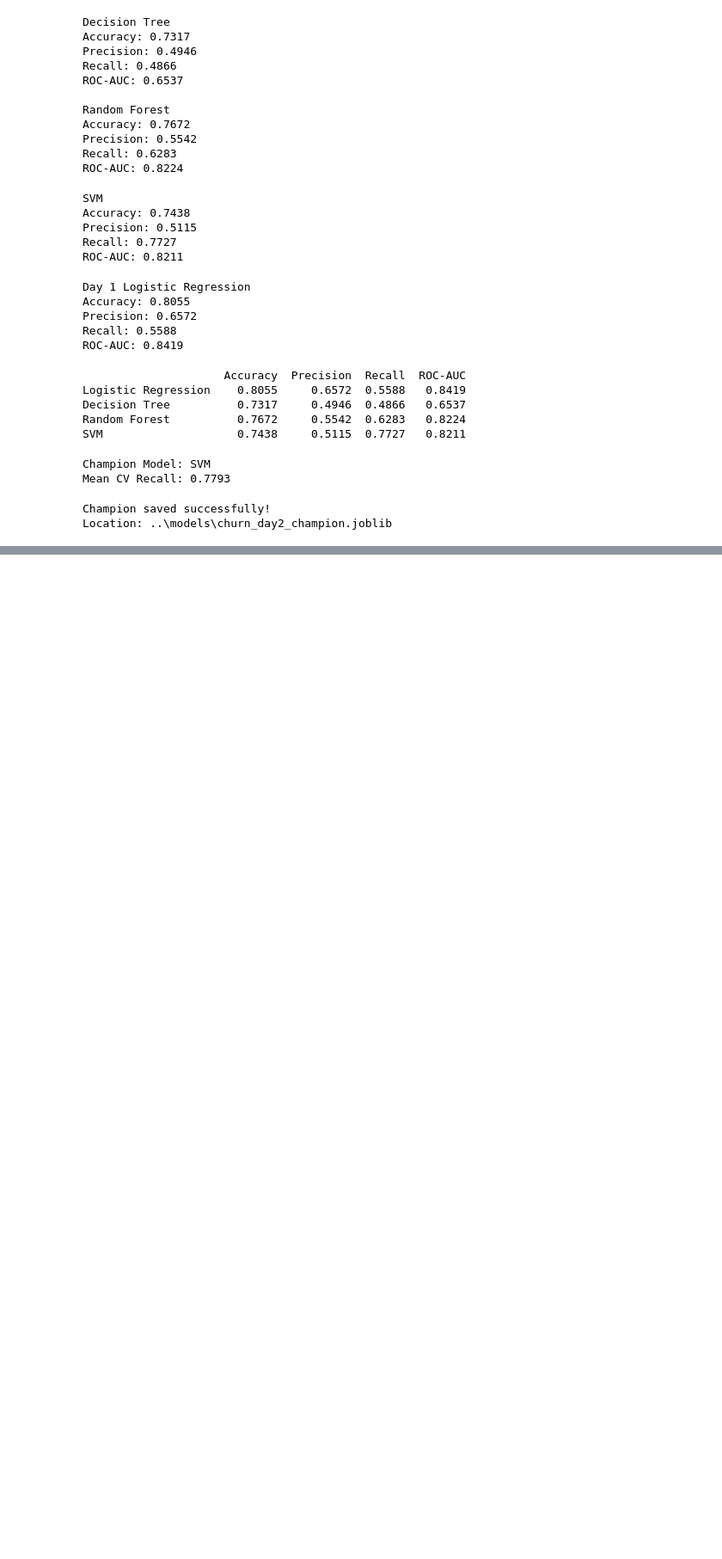
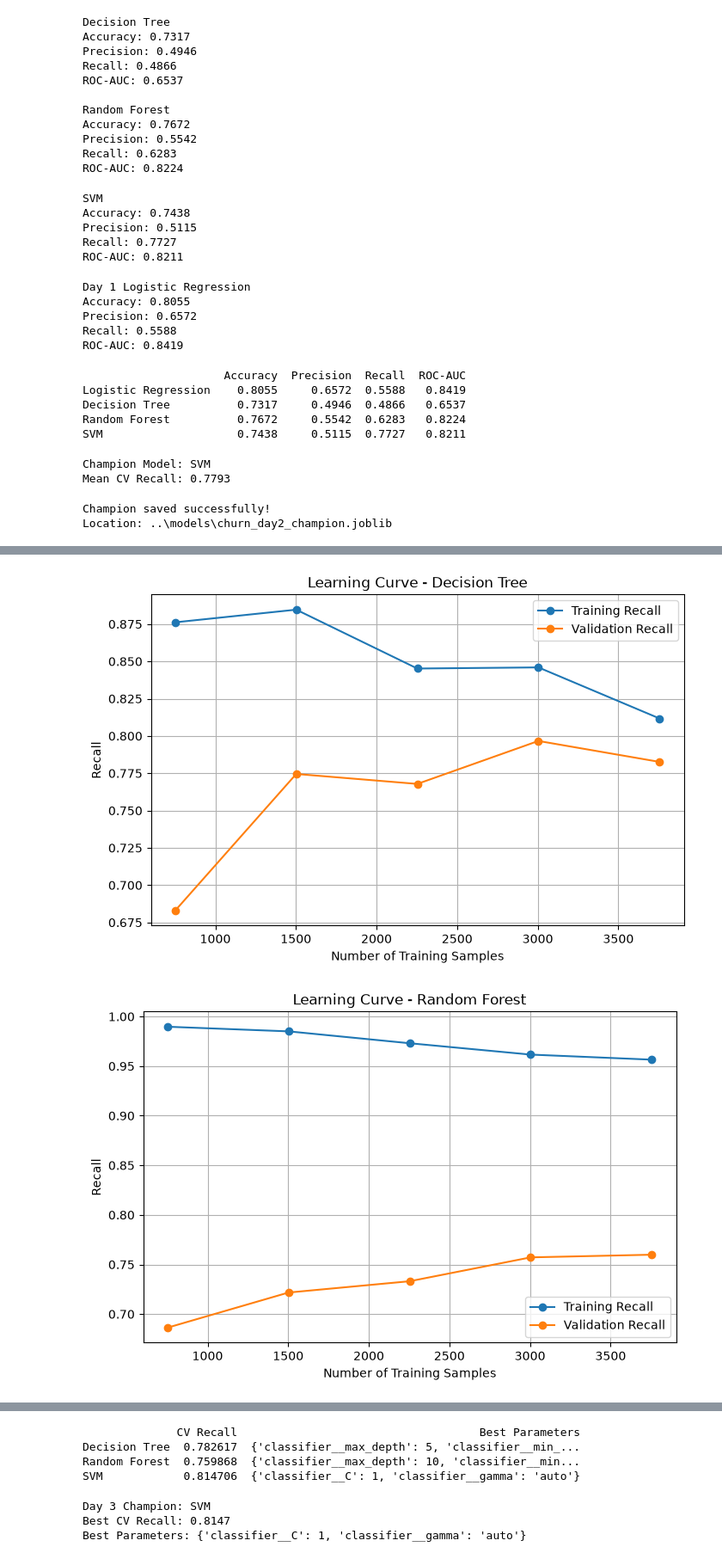
Before and after one commit to PriT21/RetailMind-AI, a Jupyter notebook: notebooks/train.ipynb, the cells around one changed output, grey strips where cells are left out. Shown at 86% size. Cells and saved outputs as stored; diff of their text form; code cells hidden in the pictures; blank space fills up the shorter version.

```diff
--- a/notebooks/train.ipynb
+++ b/notebooks/train.ipynb
@@ -406,0 +602,25 @@ Location: ..\models\churn_day2_champion.joblib
+# %%
+
+# Plot learning curves
+
+for model_name, results in learning_curve_results.items():
+
+    train_sizes = results["train_sizes"]
+    train_mean = results["train_scores"].mean(axis=1)
+    validation_mean = results["validation_scores"].mean(axis=1)
+
+    plt.figure(figsize=(8, 5))
+
+    plt.plot(train_sizes, train_mean, marker="o", label="Training Recall")
+    plt.plot(train_sizes, validation_mean, marker="o", label="Validation Recall")
+
+    plt.title(f"Learning Curve - {model_name}")
+    plt.xlabel("Number of Training Samples")
+    plt.ylabel("Recall")
+    plt.legend()
+    plt.grid(True)
+
+    plt.show()
+# %% [output]
+[figure, added]
+[figure, added]
@@ -406,0 +628,35 @@ Location: ..\models\churn_day2_champion.joblib
+# %%
+# Compare tuned models using cross-validation Recall
+
+day3_comparison = pd.DataFrame({
+    name: {
+        "CV Recall": search.best_score_,
+        "Best Parameters": str(search.best_params_)
+    }
+    for name, search in day3_searches.items()
+}).T
+
+print(day3_comparison)
+# %% [output]
+              CV Recall                                    Best Parameters
+Decision Tree  0.782617  {'classifier__max_depth': 5, 'classifier__min_...
+Random Forest  0.759868  {'classifier__max_depth': 10, 'classifier__min...
+SVM            0.814706  {'classifier__C': 1, 'classifier__gamma': 'auto'}
+# %%
+champion_name = max(
+    day3_searches,
+    key=lambda name: day3_searches[name].best_score_
+)
+
+champion_model = day3_best_models[champion_name]
+
+print("Day 3 Champion:", champion_name)
+print("Best CV Recall:",
+      round(day3_searches[champion_name].best_score_, 4))
+
+print("Best Parameters:",
+      day3_searches[champion_name].best_params_)
+# %% [output]
+Day 3 Champion: SVM
+Best CV Recall: 0.8147
+Best Parameters: {'classifier__C': 1, 'classifier__gamma': 'auto'}
```
Also changed, not shown: parts of 10 cells of this notebook, 2 other files.
